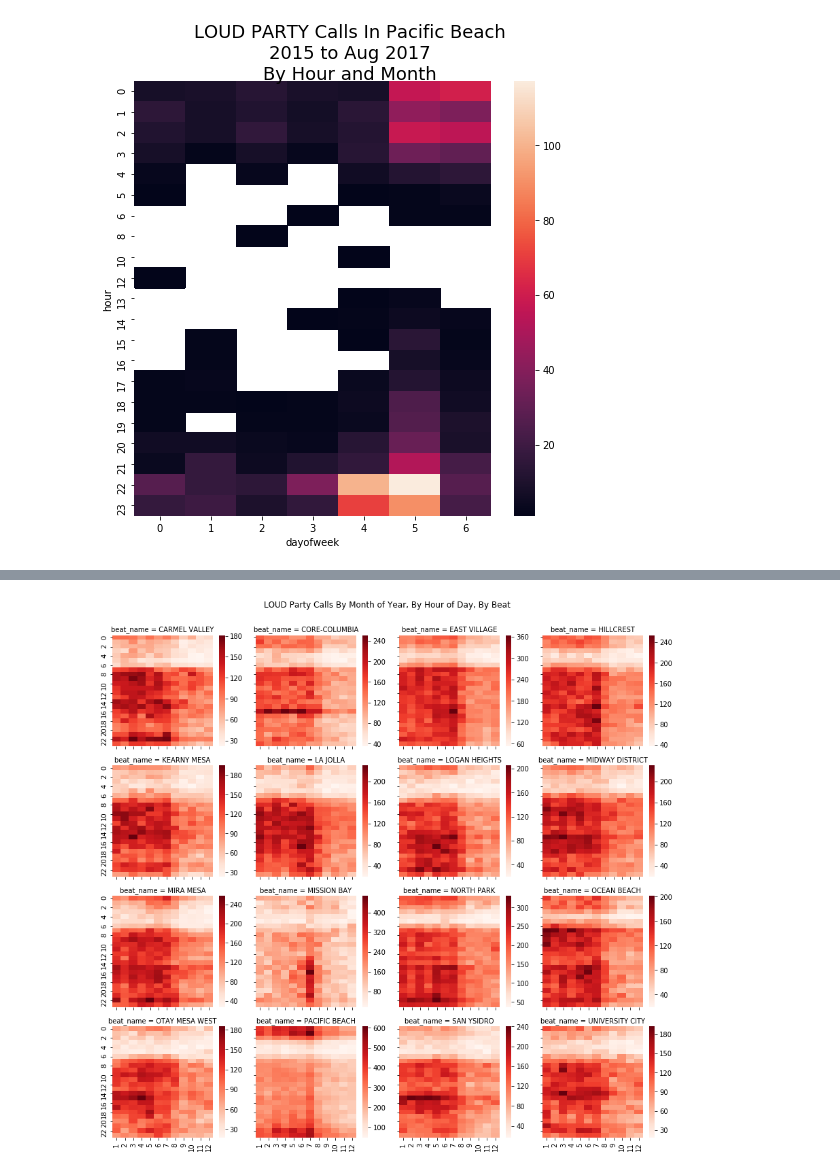
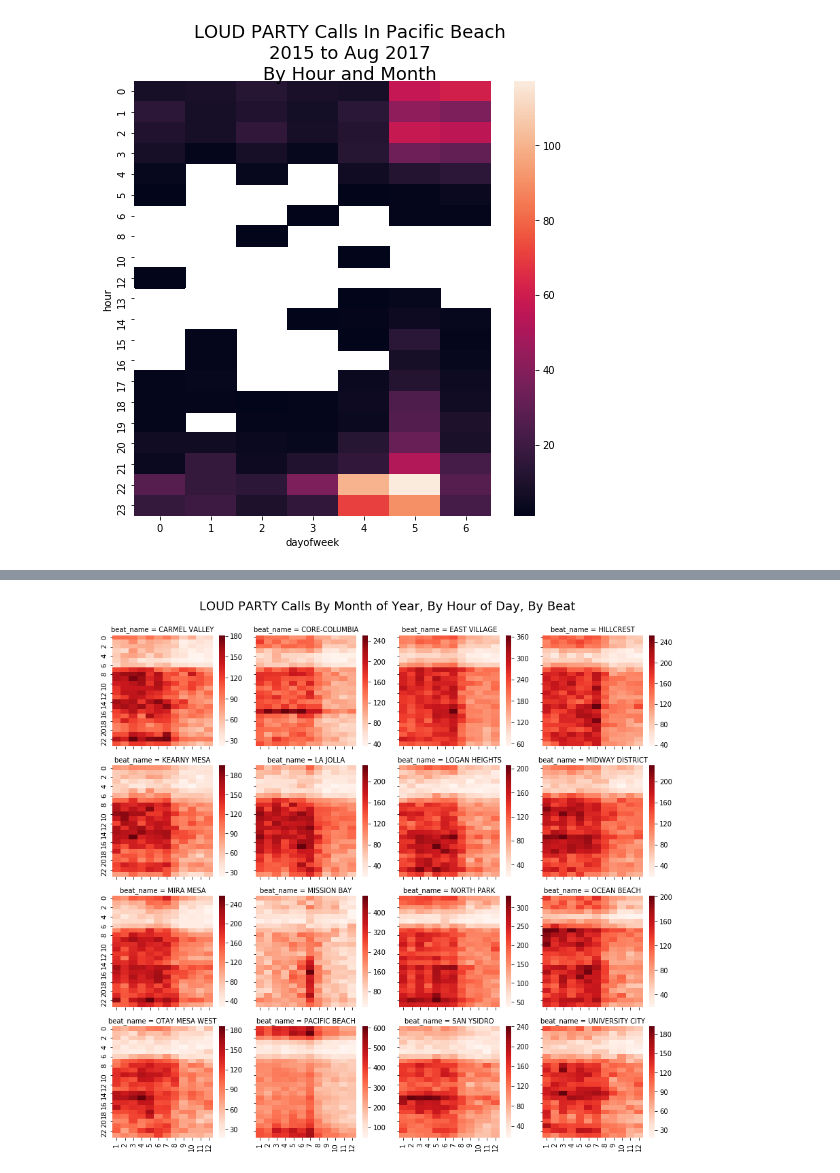
Before and after one commit to SDRDLAnalysts/data-projects, a Jupyter notebook: sandiego.gov/sandiego.gov-police_calls-2015e/notebooks/San Diego Police Calls For Service.ipynb, the cells around one changed output, grey strips where cells are left out. Drawn from its saved outputs; the diff is of its cells as text; code cells hidden in the pictures.

```diff
--- a/sandiego.gov/sandiego.gov-police_calls-2015e/notebooks/San Diego Police Calls For Service.ipynb
+++ b/sandiego.gov/sandiego.gov-police_calls-2015e/notebooks/San Diego Police Calls For Service.ipynb
@@ -296,27 +304,29 @@ hm_beats = hm_beats.groupby(['beat_name', 'hour','month']).count().reset_index()
 # %%
 
-# Top N beats
+# Top 16 beats
 top_beats= pd_calls.beat_name.value_counts().index.values[:16]
 
 from IPython.display import display
 
+# select only the rows for the top 16 beats
 _ = hm_beats[hm_beats.beat_name.isin(top_beats)]
 
 g = sns.FacetGrid(_, col="beat_name", col_wrap=4)
 
 def facet_heatmap(data,  color, **kwargs):
 
     ht = data.pivot(index="hour", columns='month', values='count')
 
     sns.heatmap(ht, cmap='Reds', **kwargs)
 
 #cbar_ax = g.fig.add_axes([.92, .3, .02, .4])  # Create a colorbar axes
 
 
 with sns.plotting_context(font_scale=3.5):
     g = g.map_dataframe(facet_heatmap)
 
 plt.tight_layout(rect=[0, 0.03, 1, 0.95])
-g.fig.suptitle("LOUD Party Calls By Month of Year, By Hour of Day, By Beat");
+g.fig.suptitle("LOUD PARTY Calls By Month of Year, By Hour of Day, By Beat",
+              fontsize=18);
 # %% [output]
-[figure, old version]
+[figure, new version]
```
Also changed, not shown: parts of 1 cell of this notebook.
